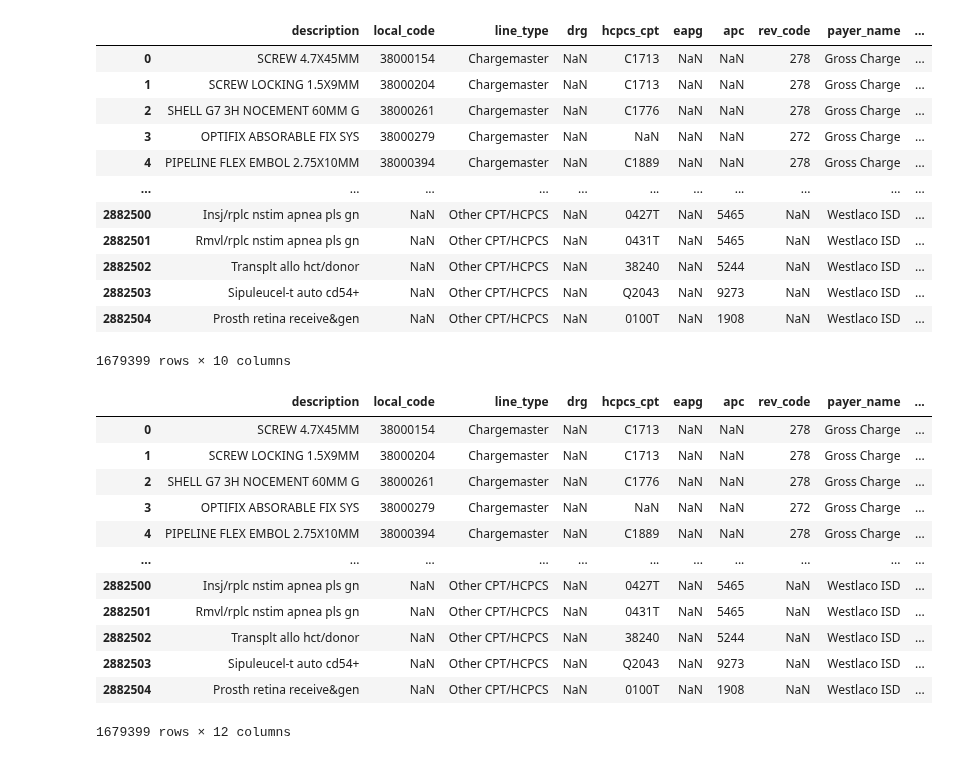
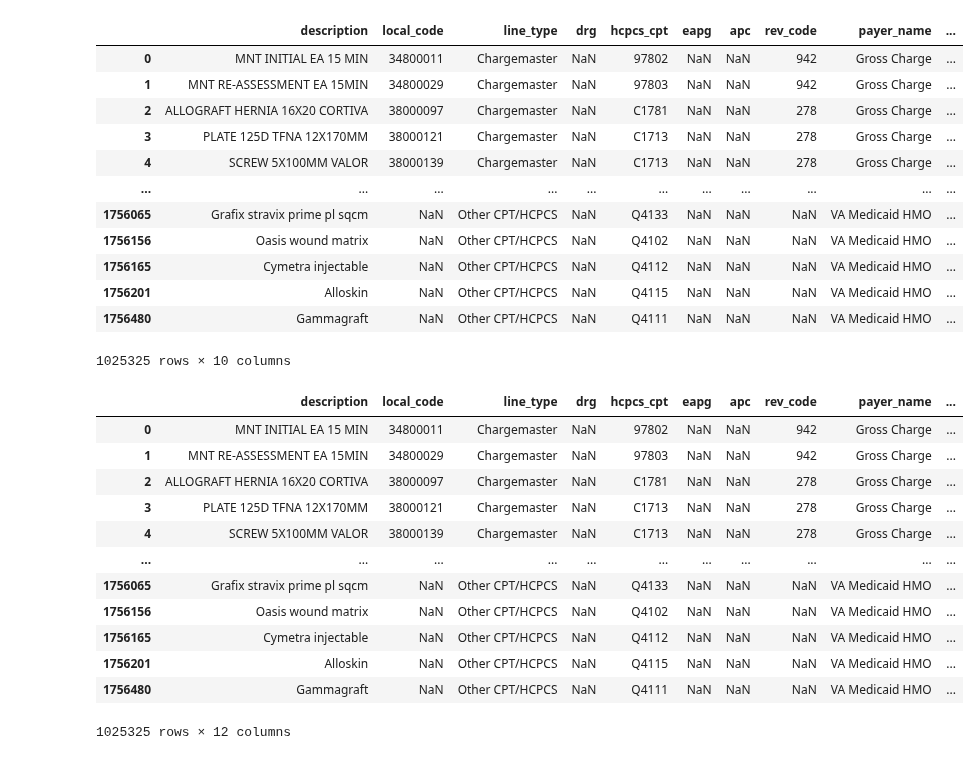
Before and after one commit to rl1987/dolthub-bounty-transparency-in-pricing, a Jupyter notebook: eskycity.ipynb, the cells around one changed output. Cells and saved outputs as stored; diff of their text form; code cells hidden in the pictures.

```diff
--- a/eskycity.ipynb
+++ b/eskycity.ipynb
@@ -34,8 +34,8 @@ TARGET_COLUMNS = [
     'additional_payer_specific_notes'
 ]
 # %%
-ccn = "450811"
-url = "https://uhsfilecdn.eskycity.net/ac/233069260_south-texas-health-system-heart_standardcharges.csv"
+ccn = "090001"
+url = "https://uhsfilecdn.eskycity.net/ac/232896725_george-washington-university-hospital_standardcharges.csv"
 filename = url.split("/")[-1]
 ein = filename.split("_")[0]
 ein = ein[:2] + "-" + ein[2:]
@@ -88,7 +72,12 @@ df_mid = df_mid.rename(columns={
     'CPT/HCPCS (If Applicable)': 'hcpcs_cpt',
     'EAPG (If Applicable)': 'eapg',
     'APC (If Applicable)': 'apc',
-    'Rev Code (If Applicable)': 'rev_code'
+    'Rev Code (If Applicable)': 'rev_code',
+    'DRG (If applicable)': 'drg',
+    'CPT/HCPCS (If applicable)': 'hcpcs_cpt',
+    'EAPG (If applicable)': 'eapg',
+    'APC (If applicable)': 'apc',
+    'Rev Code (If applicable)': 'rev_code'
 })
 del df_mid['Facility']
 df_mid
@@ -128,45 +117,54 @@ df_mid
 # %%
+df_mid.dropna(subset=['standard_charge'], inplace=True)
+df_mid['standard_charge'] = df_mid['standard_charge'].astype(str)
 df_mid['standard_charge'] = df_mid['standard_charge'].str.strip()
 df_mid['standard_charge'] = df_mid['standard_charge'].apply(lambda rate: rate.replace("$", "").replace(",", "").strip())
 df_mid = df_mid[~df_mid['standard_charge'].str.contains("\(1\)")]
 df_mid = df_mid[df_mid['standard_charge'] != "-"]
+df_mid = df_mid[df_mid['standard_charge'] != "v"]
+df_mid = df_mid[df_mid['standard_charge'] != 'Not Reimb']
 df_mid = pd.DataFrame(df_mid)
 df_mid
 # %% [output]
 |  | description | local_code | line_type | drg | hcpcs_cpt | eapg | apc | rev_code | payer_name | ... |
-| 0 | SCREW 4.7X45MM | 38000154 | Chargemaster | NaN | C1713 | NaN | NaN | 278 | Gross Charge | ... |
-| 1 | SCREW LOCKING 1.5X9MM | 38000204 | Chargemaster | NaN | C1713 | NaN | NaN | 278 | Gross Charge | ... |
-| 2 | SHELL G7 3H NOCEMENT 60MM G | 38000261 | Chargemaster | NaN | C1776 | NaN | NaN | 278 | Gross Charge | ... |
-| 3 | OPTIFIX ABSORABLE FIX SYS | 38000279 | Chargemaster | NaN | NaN | NaN | NaN | 272 | Gross Charge | ... |
-| 4 | PIPELINE FLEX EMBOL 2.75X10MM | 38000394 | Chargemaster | NaN | C1889 | NaN | NaN | 278 | Gross Charge | ... |
+| 0 | MNT INITIAL EA 15 MIN | 34800011 | Chargemaster | NaN | 97802 | NaN | NaN | 942 | Gross Charge | ... |
+| 1 | MNT RE-ASSESSMENT EA 15MIN | 34800029 | Chargemaster | NaN | 97803 | NaN | NaN | 942 | Gross Charge | ... |
+| 2 | ALLOGRAFT HERNIA 16X20 CORTIVA | 38000097 | Chargemaster | NaN | C1781 | NaN | NaN | 278 | Gross Charge | ... |
+| 3 | PLATE 125D TFNA 12X170MM | 38000121 | Chargemaster | NaN | C1713 | NaN | NaN | 278 | Gross Charge | ... |
+| 4 | SCREW 5X100MM VALOR | 38000139 | Chargemaster | NaN | C1713 | NaN | NaN | 278 | Gross Charge | ... |
 | ... | ... | ... | ... | ... | ... | ... | ... | ... | ... | ... |
-| 2882500 | Insj/rplc nstim apnea pls gn | NaN | Other CPT/HCPCS | NaN | 0427T | NaN | 5465 | NaN | Westlaco ISD | ... |
-| 2882501 | Rmvl/rplc nstim apnea pls gn | NaN | Other CPT/HCPCS | NaN | 0431T | NaN | 5465 | NaN | Westlaco ISD | ... |
-| 2882502 | Transplt allo hct/donor | NaN | Other CPT/HCPCS | NaN | 38240 | NaN | 5244 | NaN | Westlaco ISD | ... |
-| 2882503 | Sipuleucel-t auto cd54+ | NaN | Other CPT/HCPCS | NaN | Q2043 | NaN | 9273 | NaN | Westlaco ISD | ... |
-| 2882504 | Prosth retina receive&gen | NaN | Other CPT/HCPCS | NaN | 0100T | NaN | 1908 | NaN | Westlaco ISD | ... |
+| 1756065 | Grafix stravix prime pl sqcm | NaN | Other CPT/HCPCS | NaN | Q4133 | NaN | NaN | NaN | VA Medicaid HMO | ... |
+| 1756156 | Oasis wound matrix | NaN | Other CPT/HCPCS | NaN | Q4102 | NaN | NaN | NaN | VA Medicaid HMO | ... |
+| 1756165 | Cymetra injectable | NaN | Other CPT/HCPCS | NaN | Q4112 | NaN | NaN | NaN | VA Medicaid HMO | ... |
+| 1756201 | Alloskin | NaN | Other CPT/HCPCS | NaN | Q4115 | NaN | NaN | NaN | VA Medicaid HMO | ... |
+| 1756480 | Gammagraft | NaN | Other CPT/HCPCS | NaN | Q4111 | NaN | NaN | NaN | VA Medicaid HMO | ... |
-1679399 rows × 10 columns
+1025325 rows × 10 columns
 # %%
 df_mid.loc[df_mid['standard_charge'].str.contains(" Per Diem"), 'contracting_method'] = "per diem"
 df_mid.loc[df_mid['standard_charge'].str.contains(" Per Diem"), 'standard_charge'] = df_mid[df_mid['standard_charge'].str.contains(" Per Diem")]['standard_charge'].str.replace(" Per Diem", "")
+df_mid.loc[df_mid['standard_charge'].str.contains(" Per Deim"), 'contracting_method'] = "per diem"
+df_mid.loc[df_mid['standard_charge'].str.contains(" Per Deim"), 'standard_charge'] = df_mid[df_mid['standard_charge'].str.contains(" Per Deim")]['standard_charge'].str.replace(" Per Deim", "")
+
 df_mid.loc[df_mid['standard_charge'].str.contains("% of Charges"), 'contracting_method'] = "percent of total billed charge"
 df_mid.loc[df_mid['standard_charge'].str.contains("% of Charges"), 'standard_charge_percent'] = df_mid[df_mid['standard_charge'].str.contains("% of Charges")]['standard_charge'].str.replace("% of Charges", "")
-df_mid.loc[df_mid['standard_charge'].str.contains("% of Charges"), 'standard_charge'] = None
+df_mid.loc[df_mid['standard_charge'].str.contains("% of covered Charges"), 'contracting_method'] = "percent of total billed charge"
+df_mid.loc[df_mid['standard_charge'].str.contains("% of covered Charges"), 'standard_charge_percent'] = df_mid[df_mid['standard_charge'].str.contains("% of covered Charges")]['standard_charge'].str.replace("% of covered Charges", "")
+df_mid.loc[df_mid['standard_charge'].str.contains("Charges"), 'standard_charge'] = None
 df_mid
 # %% [output]
 |  | description | local_code | line_type | drg | hcpcs_cpt | eapg | apc | rev_code | payer_name | ... |
-| 0 | SCREW 4.7X45MM | 38000154 | Chargemaster | NaN | C1713 | NaN | NaN | 278 | Gross Charge | ... |
-| 1 | SCREW LOCKING 1.5X9MM | 38000204 | Chargemaster | NaN | C1713 | NaN | NaN | 278 | Gross Charge | ... |
-| 2 | SHELL G7 3H NOCEMENT 60MM G | 38000261 | Chargemaster | NaN | C1776 | NaN | NaN | 278 | Gross Charge | ... |
-| 3 | OPTIFIX ABSORABLE FIX SYS | 38000279 | Chargemaster | NaN | NaN | NaN | NaN | 272 | Gross Charge | ... |
-| 4 | PIPELINE FLEX EMBOL 2.75X10MM | 38000394 | Chargemaster | NaN | C1889 | NaN | NaN | 278 | Gross Charge | ... |
+| 0 | MNT INITIAL EA 15 MIN | 34800011 | Chargemaster | NaN | 97802 | NaN | NaN | 942 | Gross Charge | ... |
+| 1 | MNT RE-ASSESSMENT EA 15MIN | 34800029 | Chargemaster | NaN | 97803 | NaN | NaN | 942 | Gross Charge | ... |
+| 2 | ALLOGRAFT HERNIA 16X20 CORTIVA | 38000097 | Chargemaster | NaN | C1781 | NaN | NaN | 278 | Gross Charge | ... |
+| 3 | PLATE 125D TFNA 12X170MM | 38000121 | Chargemaster | NaN | C1713 | NaN | NaN | 278 | Gross Charge | ... |
+| 4 | SCREW 5X100MM VALOR | 38000139 | Chargemaster | NaN | C1713 | NaN | NaN | 278 | Gross Charge | ... |
 | ... | ... | ... | ... | ... | ... | ... | ... | ... | ... | ... |
-| 2882500 | Insj/rplc nstim apnea pls gn | NaN | Other CPT/HCPCS | NaN | 0427T | NaN | 5465 | NaN | Westlaco ISD | ... |
-| 2882501 | Rmvl/rplc nstim apnea pls gn | NaN | Other CPT/HCPCS | NaN | 0431T | NaN | 5465 | NaN | Westlaco ISD | ... |
-| 2882502 | Transplt allo hct/donor | NaN | Other CPT/HCPCS | NaN | 38240 | NaN | 5244 | NaN | Westlaco ISD | ... |
-| 2882503 | Sipuleucel-t auto cd54+ | NaN | Other CPT/HCPCS | NaN | Q2043 | NaN | 9273 | NaN | Westlaco ISD | ... |
-| 2882504 | Prosth retina receive&gen | NaN | Other CPT/HCPCS | NaN | 0100T | NaN | 1908 | NaN | Westlaco ISD | ... |
+| 1756065 | Grafix stravix prime pl sqcm | NaN | Other CPT/HCPCS | NaN | Q4133 | NaN | NaN | NaN | VA Medicaid HMO | ... |
+| 1756156 | Oasis wound matrix | NaN | Other CPT/HCPCS | NaN | Q4102 | NaN | NaN | NaN | VA Medicaid HMO | ... |
+| 1756165 | Cymetra injectable | NaN | Other CPT/HCPCS | NaN | Q4112 | NaN | NaN | NaN | VA Medicaid HMO | ... |
+| 1756201 | Alloskin | NaN | Other CPT/HCPCS | NaN | Q4115 | NaN | NaN | NaN | VA Medicaid HMO | ... |
+| 1756480 | Gammagraft | NaN | Other CPT/HCPCS | NaN | Q4111 | NaN | NaN | NaN | VA Medicaid HMO | ... |
-1679399 rows × 12 columns
+1025325 rows × 12 columns
 # %%
 set(df_mid['line_type'].tolist())
 # %% [output]
```
Also changed, not shown: parts of 9 cells of this notebook.
